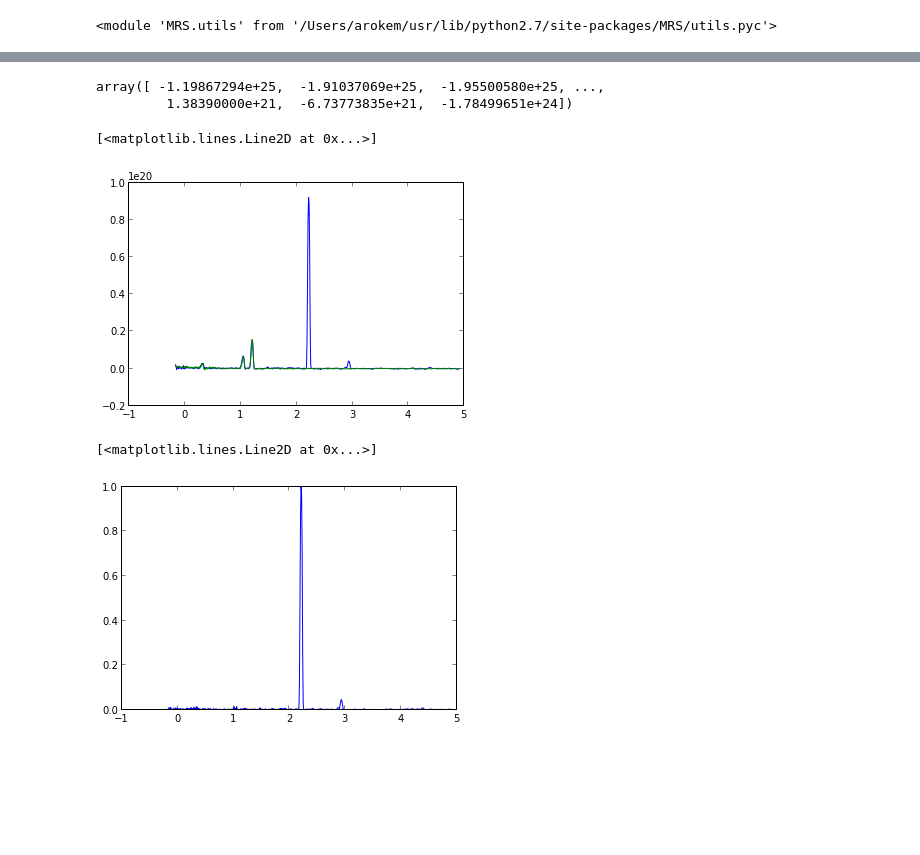
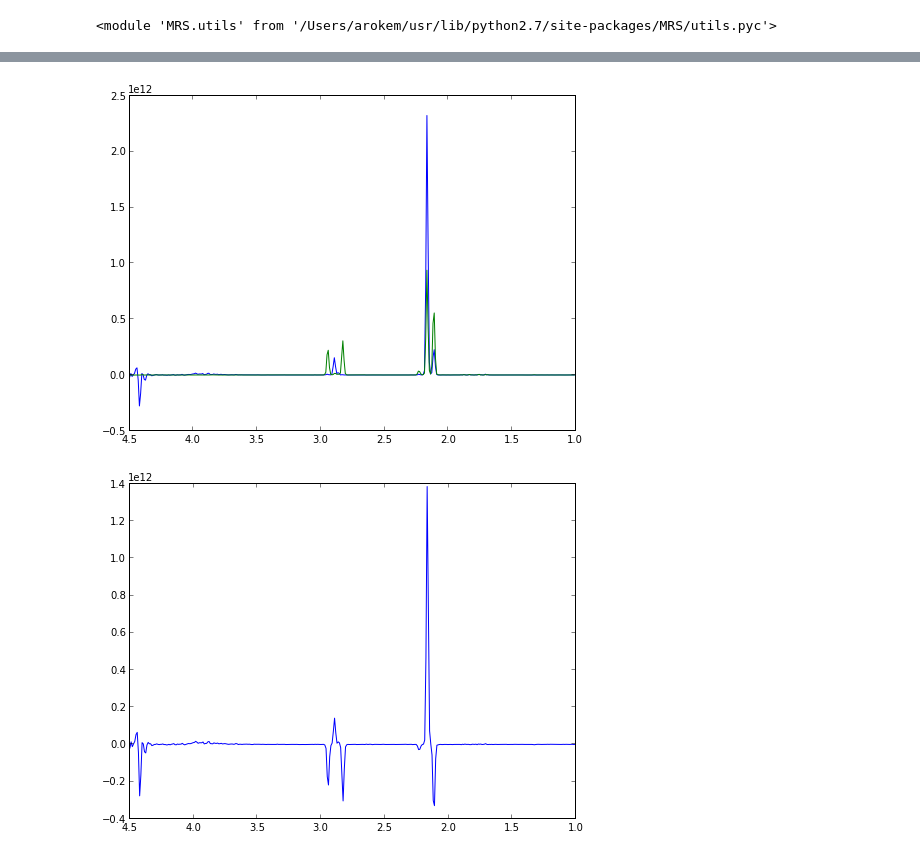
Before and after one commit to cni/MRS, a Jupyter notebook: ipynb/get_the_gaba.ipynb, the cells around one changed output, grey strips where cells are left out. Drawn from its saved outputs; the diff is of its cells as text; code cells hidden in the pictures; blank space fills up the shorter version.

Commit message:
New combine algorithm, including phase correction.
In addition some minor changes to the analysis and an attempt to analyze data
using this new-fangled thingee.

```diff
--- a/ipynb/get_the_gaba.ipynb
+++ b/ipynb/get_the_gaba.ipynb
@@ -13,0 +29,7 @@ data_files = ['mrs_P71680.7.npy', 'mrs_P76288.7.npy', 'pure_gaba_P64024.7.npy',
+# %%
+# Let's assume that the water peak is at 4.7 ppm and 0 Hz.
+f_ppm = ut.freq_to_ppm(f_nonw)
+# To find the index for 0 ppm, we invert this, while assuming that 1 ppm == 128 Hz
+idx0 = np.argmin(np.abs(f_ppm-1.0))
+idx4_3 = np.argmin(np.abs(f_ppm - 4.5))
+idx0, idx4_3
@@ -14,8 +38,5 @@ data_files = ['mrs_P71680.7.npy', 'mrs_P76288.7.npy', 'pure_gaba_P64024.7.npy',
+# %%
+idx = slice(idx4_3, idx0)
 # %%
-data = np.load(data_files[-1]).squeeze()
-coil_combined = ana.coil_combine(data)
-f_nonw, w_sig, nonw_sig = ana.get_spectra(coil_combined)
-corrected1 =  ana.normalize_water(w_sig[0], nonw_sig[0])
-corrected2 =  ana.normalize_water(w_sig[1], nonw_sig[1])
+corrected1 =  ana.normalize_water(w_sig[0], nonw_sig[0], slice(0,idx0))
+corrected2 =  ana.normalize_water(w_sig[1], nonw_sig[1], slice(0,idx0))
-# %%
-idx=slice(44, 578)
@@ -44,17 +43,14 @@ fig.set_size_inches([8,6])
-# %%
-corrected1
-# %% [output]
-array([ -1.19867294e+25,  -1.91037069e+25,  -1.95500580e+25, ...,
-         1.38390000e+21,  -6.73773835e+21,  -1.78499651e+24])
-# %%
-plot((f_nonw[idx]-76)/128, corrected1[idx])
-plot((f_nonw[idx]-76)/128, corrected2[idx])
-# %% [output]
-[<matplotlib.lines.Line2D at 0x...>]
-[figure, removed]
-# %%
-fig, ax = plt.subplots(1)
-ax.plot((f_nonw[idx]-76)/128, np.abs(corrected1[idx] - corrected2[idx])/np.max(np.abs(corrected1[idx] - corrected2[idx])))
-# %% [output]
-[<matplotlib.lines.Line2D at 0x...>]
-[figure, removed]
+# %%
+fig, ax = plt.subplots(1)
+ax.plot(f_ppm[idx], corrected1[idx])
+ax.plot(f_ppm[idx], corrected2[idx])
+fig.set_size_inches([8,6])
+ax.invert_xaxis()
+
+fig, ax = plt.subplots(1)
+ax.plot(f_ppm[idx], corrected1[idx]- corrected2[idx])
+fig.set_size_inches([8,6])
+ax.invert_xaxis()
+# %% [output]
+[figure, added]
+[figure, added]
```
Also changed, not shown: parts of 11 cells of this notebook, 2 other files.
